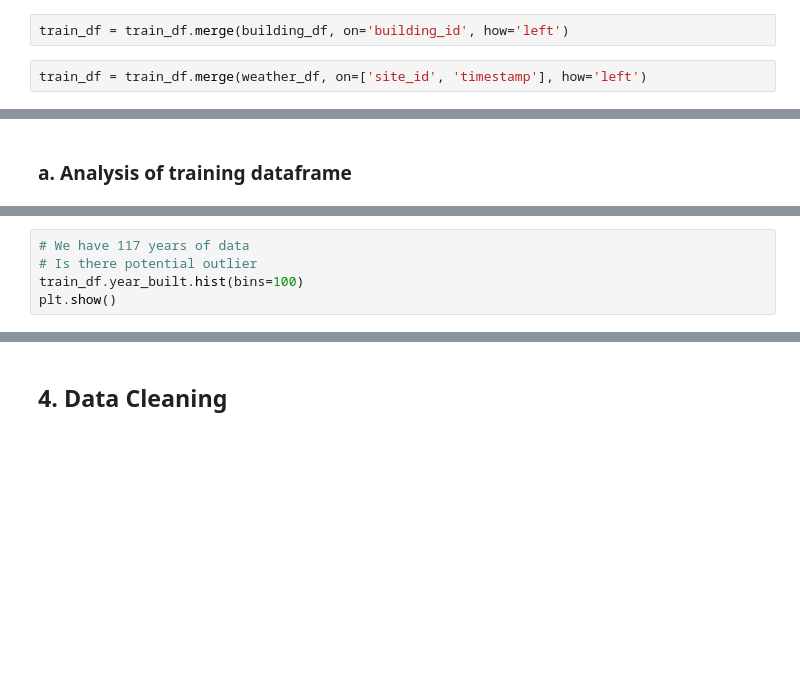
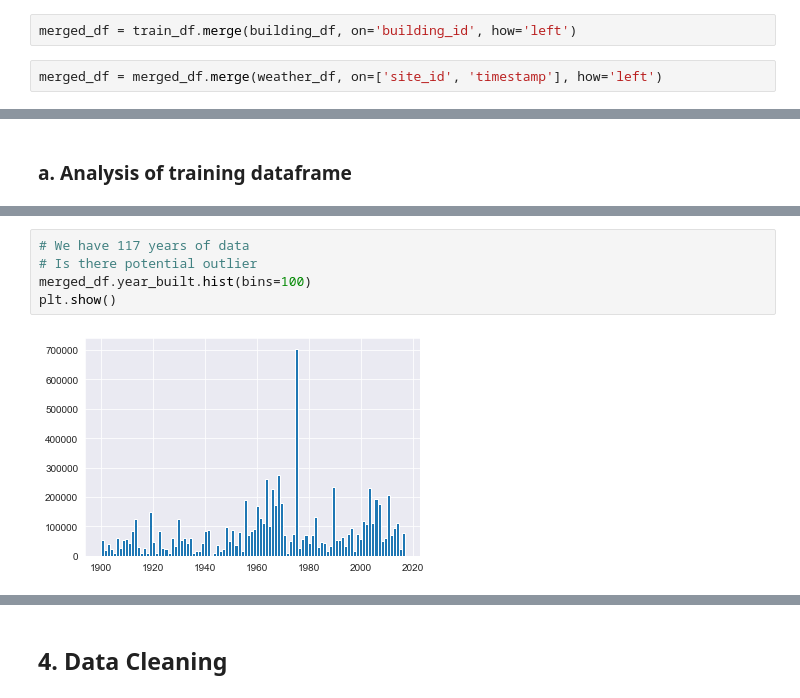
Before and after one commit to Joy879/DataScience-GreatEnergyPredictor, a Jupyter notebook: ASHRAE - Great Energy Predictor III.ipynb, the cells around one changed output, grey strips where cells are left out. Drawn from its saved outputs; the diff is of its cells as text; blank space fills up the shorter version.

Commit message:
Merged Datasets

```diff
--- a/ASHRAE - Great Energy Predictor III.ipynb
+++ b/ASHRAE - Great Energy Predictor III.ipynb
@@ -70,7 +95,7 @@ train_df.info()
 # %% [markdown]
 ### Merging the datasets using foreign keys
 # %%
-train_df = train_df.merge(building_df, on='building_id', how='left')
+merged_df = train_df.merge(building_df, on='building_id', how='left')
 # %%
-train_df = train_df.merge(weather_df, on=['site_id', 'timestamp'], how='left')
+merged_df = merged_df.merge(weather_df, on=['site_id', 'timestamp'], how='left')
 # %%
@@ -93,6 +185,8 @@ train_df.square_feet.describe()
 # %%
 # We have 117 years of data
 # Is there potential outlier
-train_df.year_built.hist(bins=100)
+merged_df.year_built.hist(bins=100)
 plt.show()
+# %% [output]
+[figure, added]
 # %%
```
Also changed, not shown: parts of 27 cells of this notebook, 1 other file.
